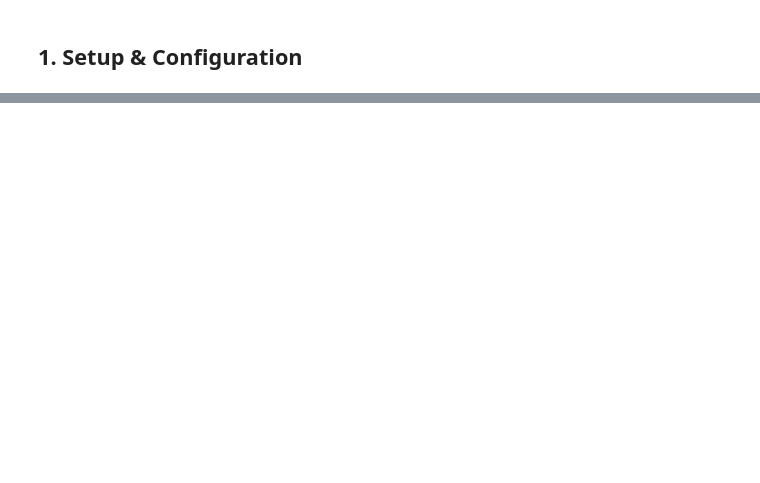
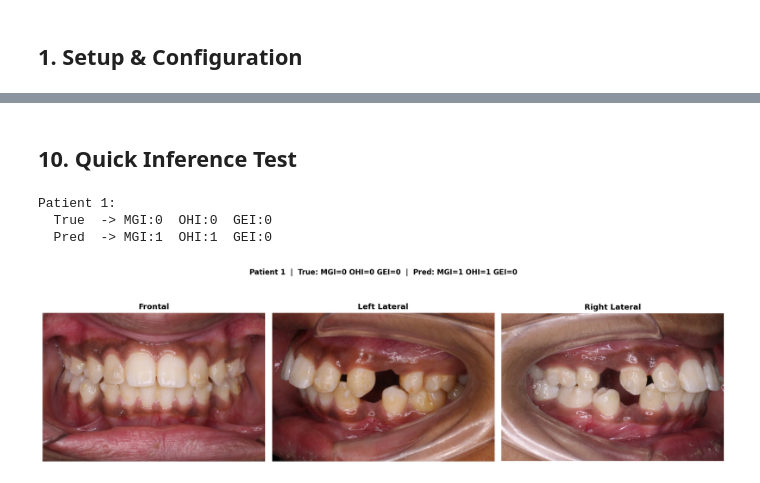
Before and after one commit to mugdh04/Dental_Score_analysis, a Jupyter notebook: ml/Train_Model.ipynb, the cells around one changed output, grey strips where cells are left out. Drawn from its saved outputs; the diff is of its cells as text; code cells hidden in the pictures; blank space fills up the shorter version.

```diff
--- a/ml/Train_Model.ipynb
+++ b/ml/Train_Model.ipynb
@@ -331,0 +676,38 @@ for epoch in epoch_pbar:
+# %% [markdown]
+## 10. Quick Inference Test
+# %%
+from PIL import Image
+
+if os.path.exists(best_path):
+    model.eval()
+    s = val_ds.samples[0]
+    tfm = get_val_transforms(IMG_SZ)
+
+    imgs = [
+        Image.open(s['frontal']).convert('RGB'),
+        Image.open(s['left_lateral']).convert('RGB'),
+        Image.open(s['right_lateral']).convert('RGB'),
+    ]
+    tensors = [tfm(im).unsqueeze(0).to(device) for im in imgs]
+    results = model.predict_scores(*tensors)
+
+    print(f'Patient {s["sl_no"]}:')
+    print(f'  True  -> MGI:{s["mgi"]}  OHI:{s["ohi"]}  GEI:{s["gei"]}')
+    print(f'  Pred  -> MGI:{results["mgi"]["score"].item()}  OHI:{results["ohi"]["score"].item()}  GEI:{results["gei"]["score"].item()}')
+
+    fig, axes = plt.subplots(1, 3, figsize=(15, 5))
+    for ax, im, lbl in zip(axes, imgs, ['Frontal', 'Left Lateral', 'Right Lateral']):
+        ax.imshow(im); ax.set_title(lbl, fontweight='bold'); ax.axis('off')
+    plt.suptitle(
+        f'Patient {s["sl_no"]}  |  True: MGI={s["mgi"]} OHI={s["ohi"]} GEI={s["gei"]}  |  '
+        f'Pred: MGI={results["mgi"]["score"].item()} OHI={results["ohi"]["score"].item()} GEI={results["gei"]["score"].item()}',
+        fontsize=11, fontweight='bold'
+    )
+    plt.tight_layout(); plt.show()
+else:
+    print('Train first.')
+# %% [output]
+Patient 1:
+  True  -> MGI:0  OHI:0  GEI:0
+  Pred  -> MGI:1  OHI:1  GEI:0
+[figure, added]
```
Also changed, not shown: parts of 39 cells of this notebook, 10 other files.
